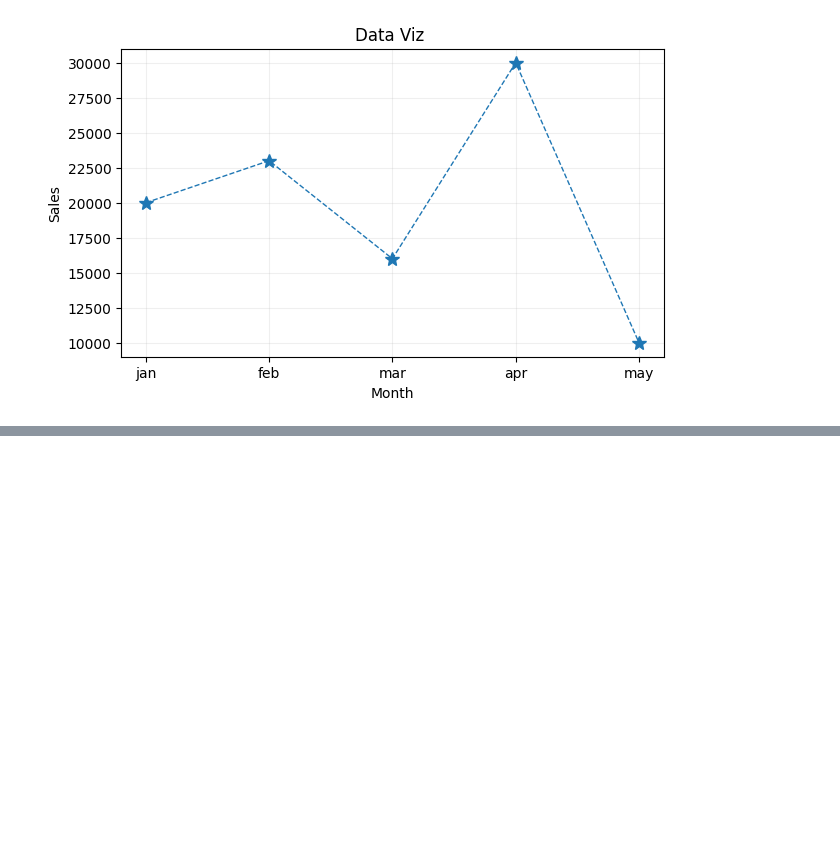
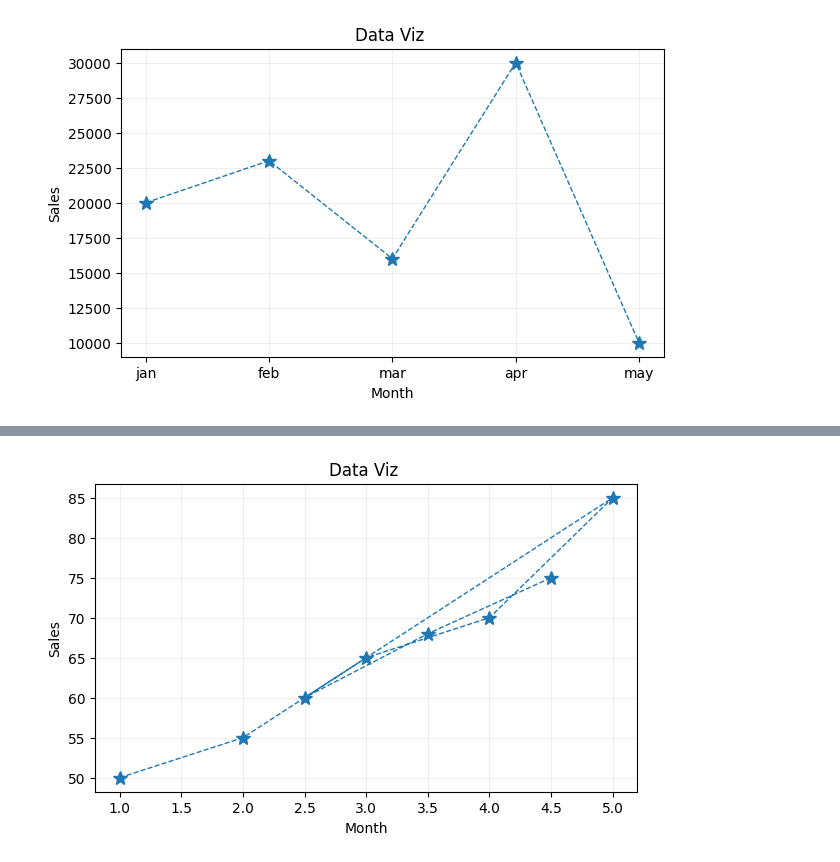
Before and after one commit to priyvrat3005/DataScience_SVCE, a Jupyter notebook: DataViz.ipynb, the cells around one changed output, grey strips where cells are left out. Drawn from its saved outputs; the diff is of its cells as text; code cells hidden in the pictures; blank space fills up the shorter version.

```diff
--- a/DataViz.ipynb
+++ b/DataViz.ipynb
@@ -43,0 +79,10 @@ plt.show()
+# %%
+plt.figure(figsize=(7,4),facecolor="white")
+plt.plot(df2["StudyHours"],df2["MarksScored"],marker="*",markersize=10,label="Sales Data ",lw=1,ls="--")
+plt.title("Data Viz ")
+plt.xlabel("Month")
+plt.ylabel("Sales")
+plt.grid(True,alpha=0.2)
+plt.show()
+# %% [output]
+[figure, added]
```
Also changed, not shown: parts of 5 cells of this notebook.
